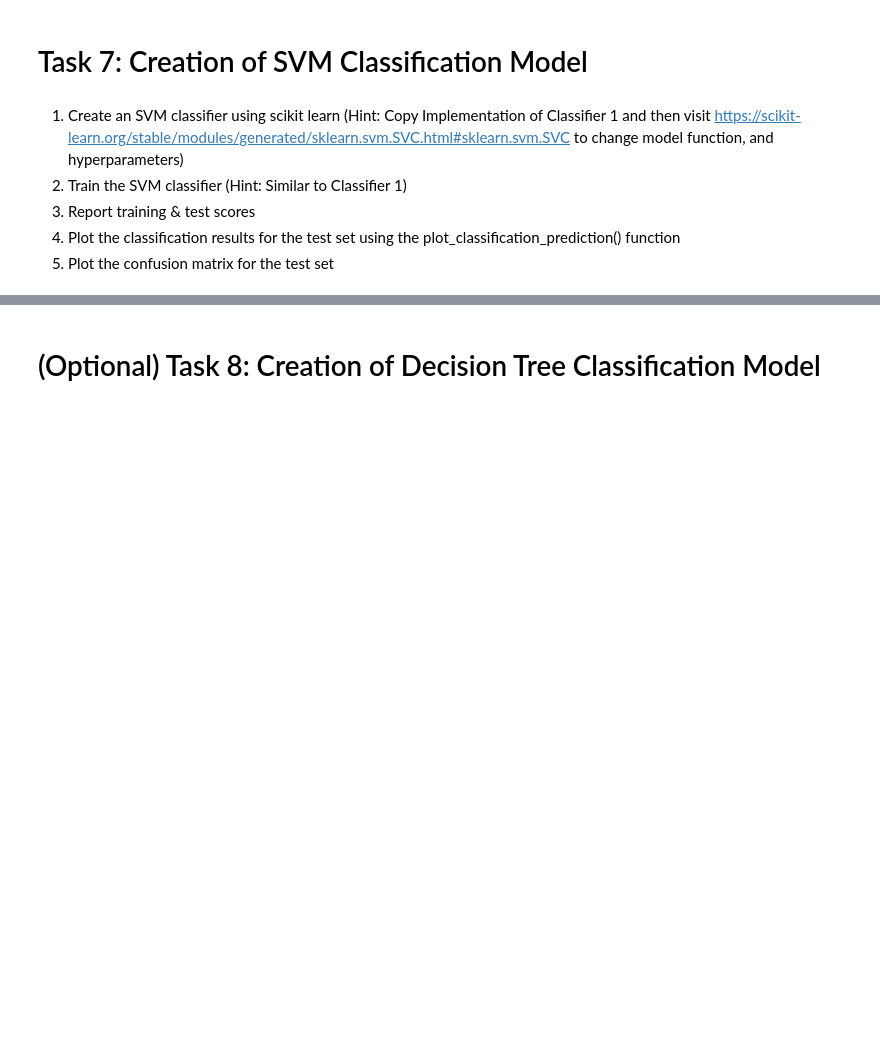
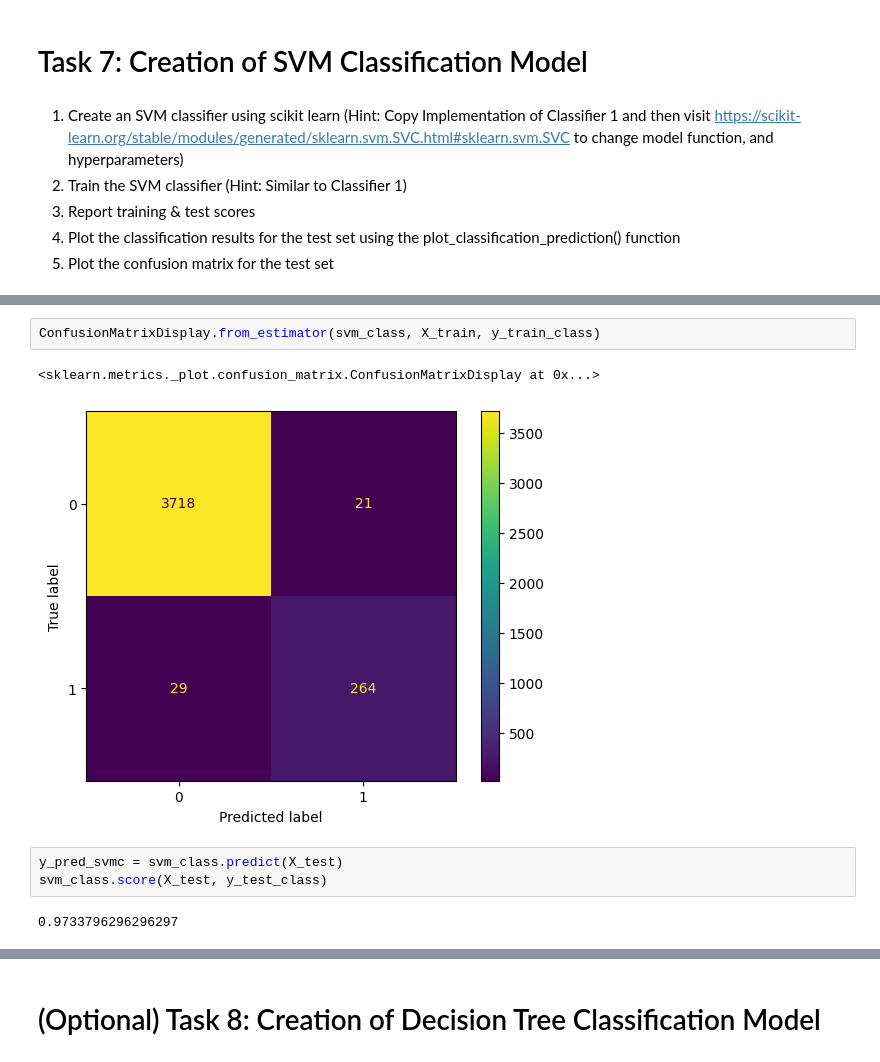
Before and after one commit to arepriels/IEPG-task-2, a Jupyter notebook: A6.ipynb, the cells around one changed output, grey strips where cells are left out. Drawn from its saved outputs; the diff is of its cells as text; blank space fills up the shorter version.

```diff
--- a/A6.ipynb
+++ b/A6.ipynb
@@ -437,0 +658,10 @@ ConfusionMatrixDisplay.from_estimator(lr_class, X_test, y_test_class)
+# %%
+ConfusionMatrixDisplay.from_estimator(svm_class, X_train, y_train_class)
+# %% [output]
+<sklearn.metrics._plot.confusion_matrix.ConfusionMatrixDisplay at 0x...>
+[figure, added]
+# %%
+y_pred_svmc = svm_class.predict(X_test)
+svm_class.score(X_test, y_test_class)
+# %% [output]
+0.9733796296296297
```
Also changed, not shown: parts of 56 cells of this notebook, 2 other files.
